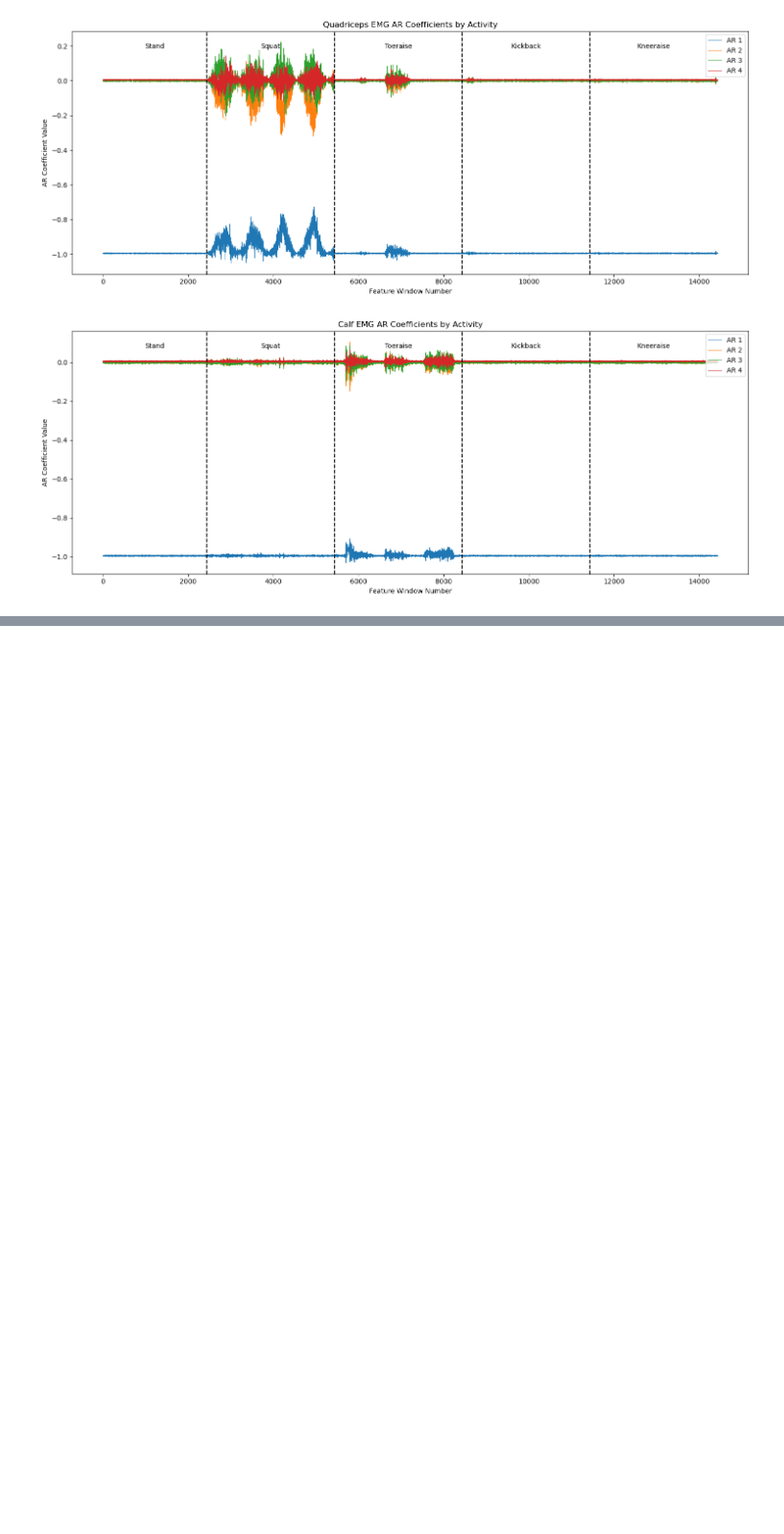
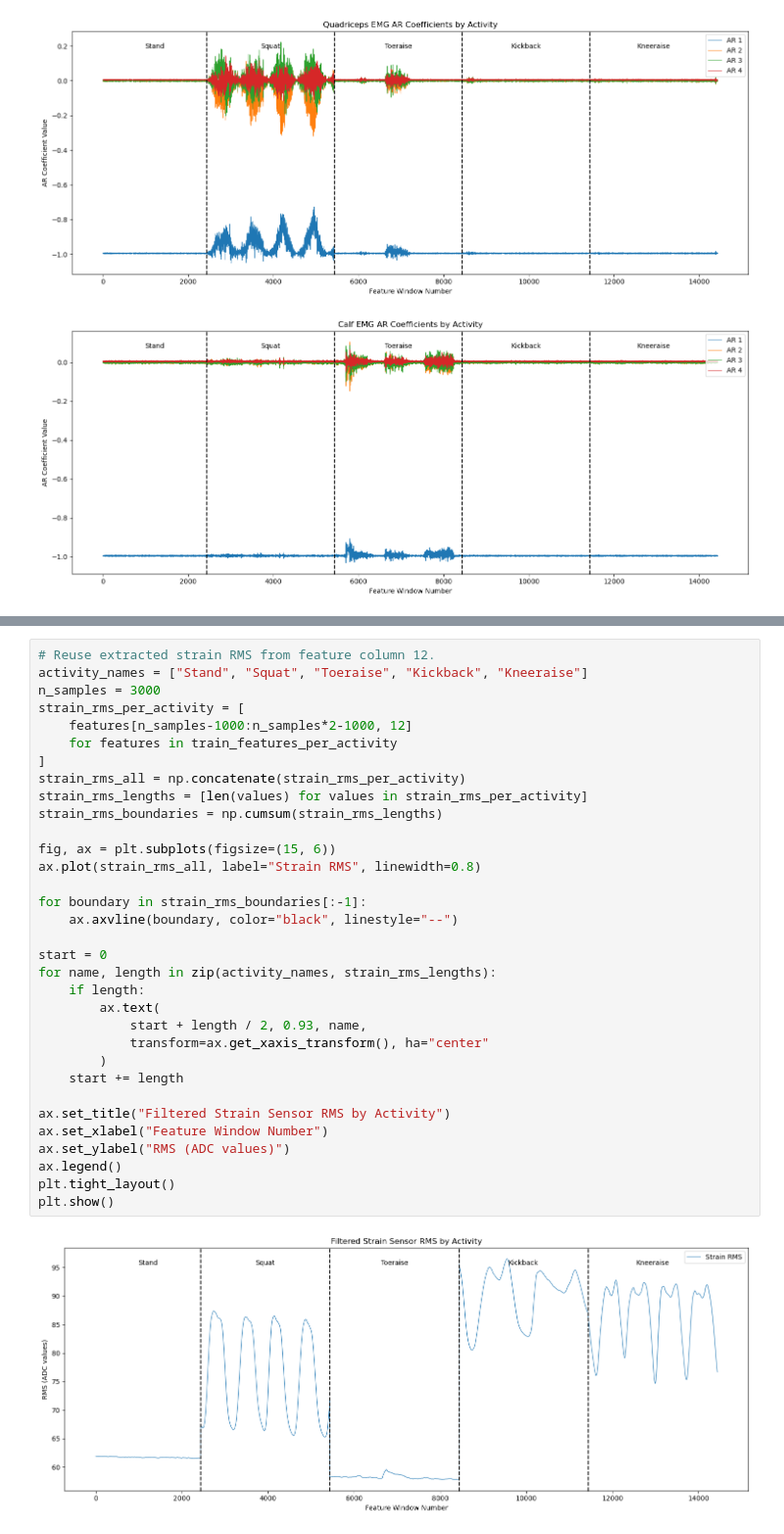
Before and after one commit to groggero/Wearables_Laboratories, a Jupyter notebook: LAB_2/data_movement/movement_lab2.ipynb, the cells around one changed output, grey strips where cells are left out. Shown at 98% size. Saved outputs shown, nothing was run; the diff lists cells and outputs as text; blank space fills up the shorter version.

```diff
--- a/LAB_2/data_movement/movement_lab2.ipynb
+++ b/LAB_2/data_movement/movement_lab2.ipynb
@@ -630,0 +672,35 @@ for muscle, first_column in [("Quadriceps", 2), ("Calf", 8)]:
+# %%
+# Reuse extracted strain RMS from feature column 12.
+activity_names = ["Stand", "Squat", "Toeraise", "Kickback", "Kneeraise"]
+n_samples = 3000
+strain_rms_per_activity = [
+    features[n_samples-1000:n_samples*2-1000, 12]
+    for features in train_features_per_activity
+]
+strain_rms_all = np.concatenate(strain_rms_per_activity)
+strain_rms_lengths = [len(values) for values in strain_rms_per_activity]
+strain_rms_boundaries = np.cumsum(strain_rms_lengths)
+
+fig, ax = plt.subplots(figsize=(15, 6))
+ax.plot(strain_rms_all, label="Strain RMS", linewidth=0.8)
+
+for boundary in strain_rms_boundaries[:-1]:
+    ax.axvline(boundary, color="black", linestyle="--")
+
+start = 0
+for name, length in zip(activity_names, strain_rms_lengths):
+    if length:
+        ax.text(
+            start + length / 2, 0.93, name,
+            transform=ax.get_xaxis_transform(), ha="center"
+        )
+    start += length
+
+ax.set_title("Filtered Strain Sensor RMS by Activity")
+ax.set_xlabel("Feature Window Number")
+ax.set_ylabel("RMS (ADC values)")
+ax.legend()
+plt.tight_layout()
+plt.show()
+# %% [output]
+[figure, added]
```
Also changed, not shown: parts of 2 cells of this notebook.
